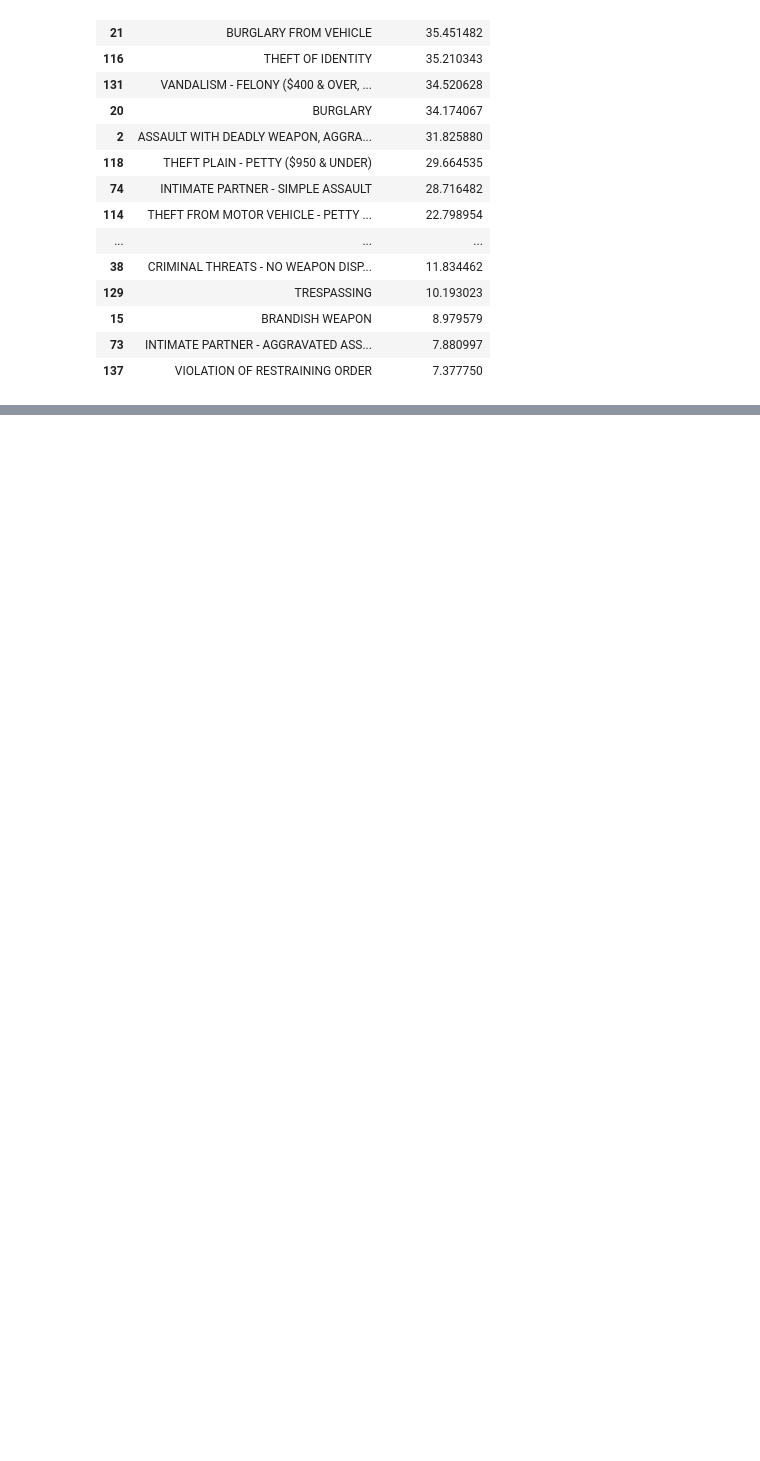
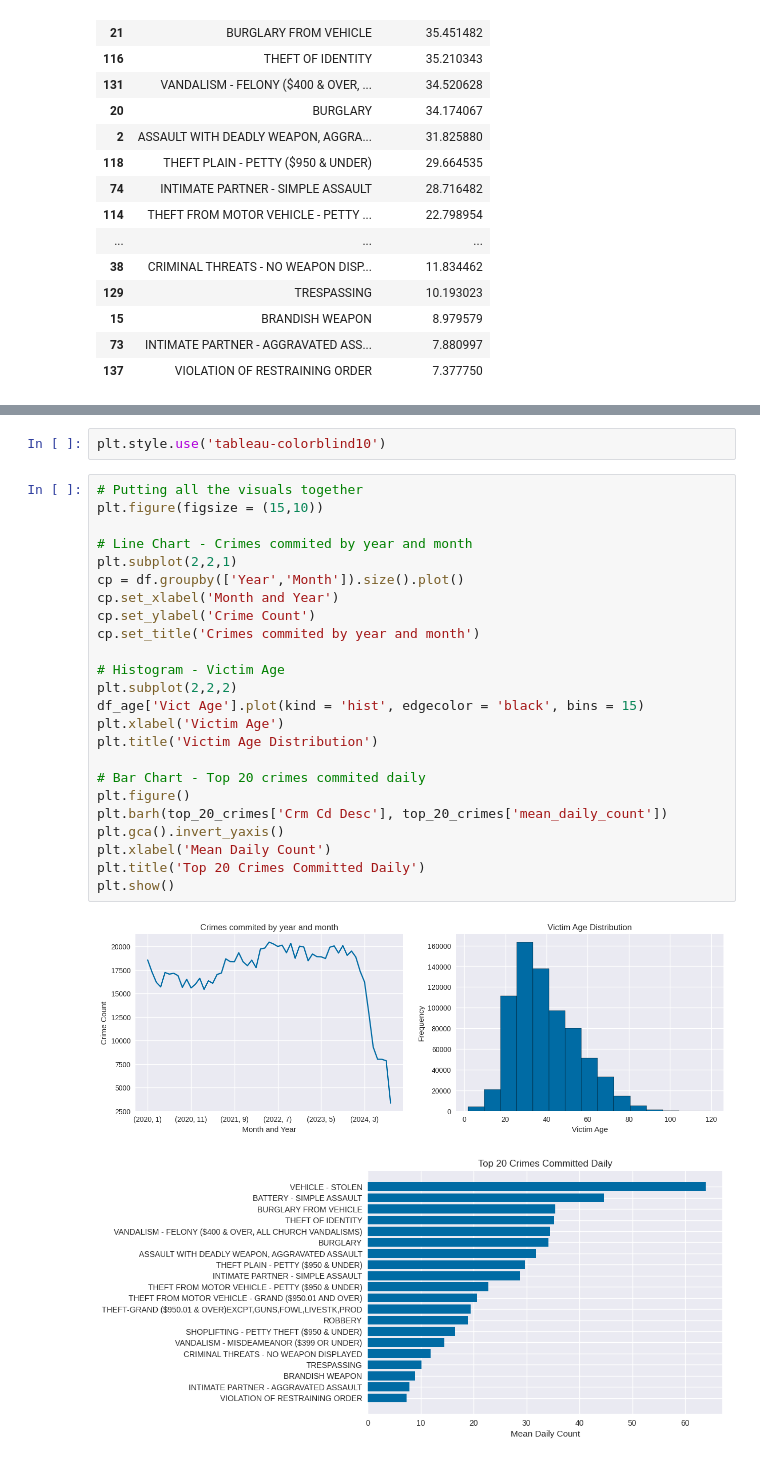
Before and after one commit to SreehariRamesh/Data-Projects, a Jupyter notebook: LA_Crime_Analysis.ipynb, the cells around one changed output, grey strips where cells are left out. Saved outputs shown, nothing was run; the diff lists cells and outputs as text; blank space fills up the shorter version.

```diff
--- a/LA_Crime_Analysis.ipynb
+++ b/LA_Crime_Analysis.ipynb
@@ -410,0 +447,29 @@ plt.show()
+# %%
+plt.style.use('tableau-colorblind10')
+# %%
+# Putting all the visuals together
+plt.figure(figsize = (15,10))
+
+# Line Chart - Crimes commited by year and month
+plt.subplot(2,2,1)
+cp = df.groupby(['Year','Month']).size().plot()
+cp.set_xlabel('Month and Year')
+cp.set_ylabel('Crime Count')
+cp.set_title('Crimes commited by year and month')
+
+# Histogram - Victim Age
+plt.subplot(2,2,2)
+df_age['Vict Age'].plot(kind = 'hist', edgecolor = 'black', bins = 15)
+plt.xlabel('Victim Age')
+plt.title('Victim Age Distribution')
+
+# Bar Chart - Top 20 crimes commited daily
+plt.figure()
+plt.barh(top_20_crimes['Crm Cd Desc'], top_20_crimes['mean_daily_count'])
+plt.gca().invert_yaxis()
+plt.xlabel('Mean Daily Count')
+plt.title('Top 20 Crimes Committed Daily')
+plt.show()
+# %% [output]
+[figure, added]
+[figure, added]
```
Also changed, not shown: parts of 20 cells of this notebook.
